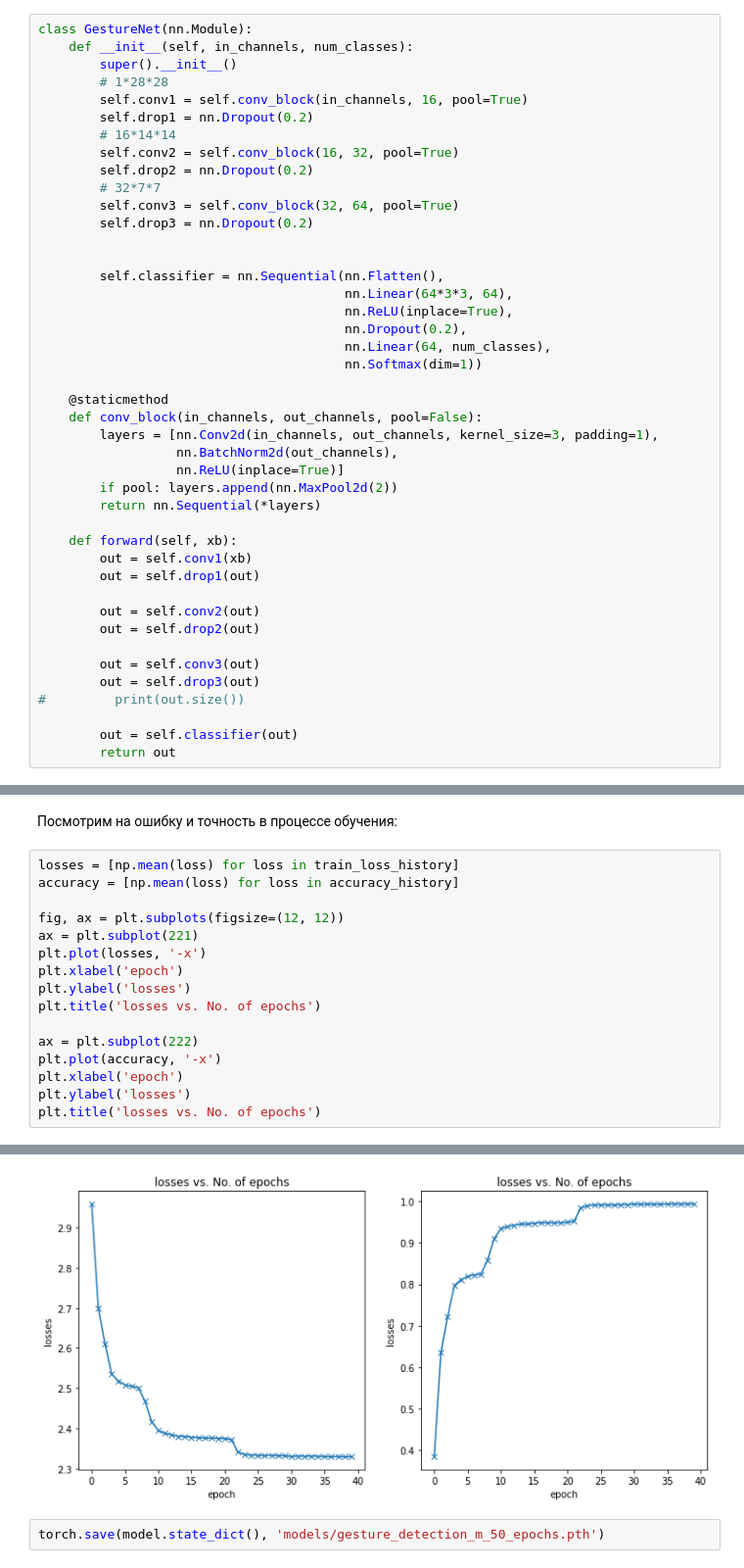
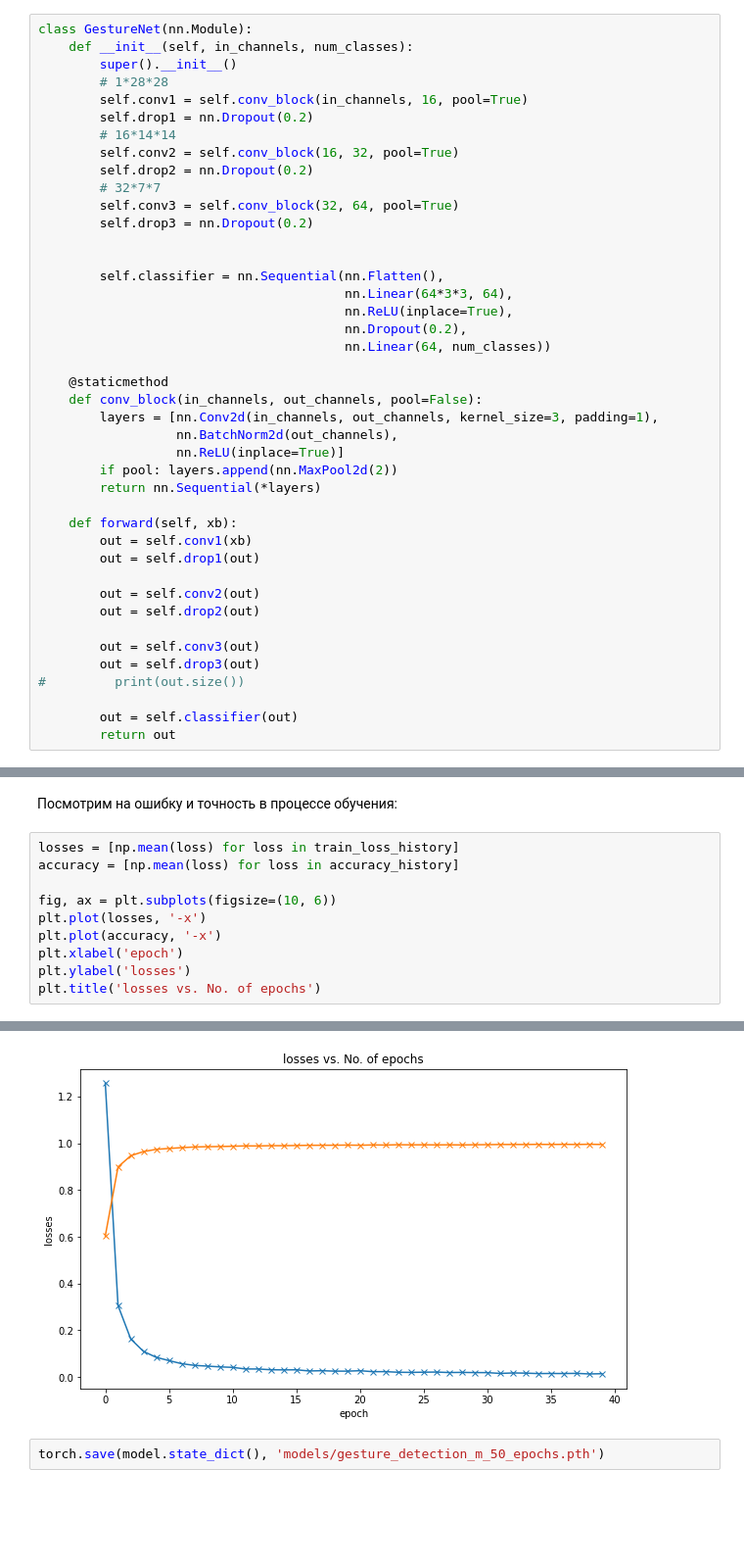
Before and after one commit to lyutovad/GU_PyTorch, a Jupyter notebook: Gesture_recognition.ipynb, the cells around one changed output, grey strips where cells are left out. Shown at 98% size. Saved outputs shown, nothing was run; the diff lists cells and outputs as text; blank space fills up the shorter version.

```diff
--- a/Gesture_recognition.ipynb
+++ b/Gesture_recognition.ipynb
@@ -170,8 +170,7 @@ class GestureNet(nn.Module):
                                         nn.Linear(64*3*3, 64),
                                         nn.ReLU(inplace=True),
                                         nn.Dropout(0.2),
-                                        nn.Linear(64, num_classes),
-                                        nn.Softmax(dim=1))
+                                        nn.Linear(64, num_classes))
 
     @staticmethod
     def conv_block(in_channels, out_channels, pool=False):
@@ -281,22 +280,16 @@ Epoch 40, loss: 2.329432321873022, accuracy: 0.9934804778554779 / 20 ✓
 # %%
 losses = [np.mean(loss) for loss in train_loss_history]
 accuracy = [np.mean(loss) for loss in accuracy_history]
 
-fig, ax = plt.subplots(figsize=(12, 12))
-ax = plt.subplot(221)
+fig, ax = plt.subplots(figsize=(10, 6))
 plt.plot(losses, '-x')
-plt.xlabel('epoch')
-plt.ylabel('losses')
-plt.title('losses vs. No. of epochs')
-
-ax = plt.subplot(222)
 plt.plot(accuracy, '-x')
 plt.xlabel('epoch')
 plt.ylabel('losses')
 plt.title('losses vs. No. of epochs')
 # %% [output]
 Text(0.5, 1.0, 'losses vs. No. of epochs')
-[figure, old version]
+[figure, new version]
 # %%
 torch.save(model.state_dict(), 'models/gesture_detection_m_50_epochs.pth')
 # %% [markdown]
```
Also changed, not shown: parts of 5 cells of this notebook.
